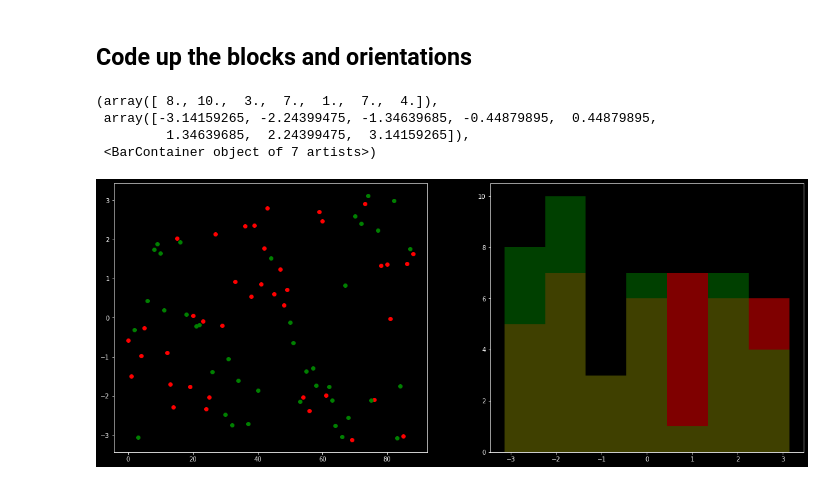
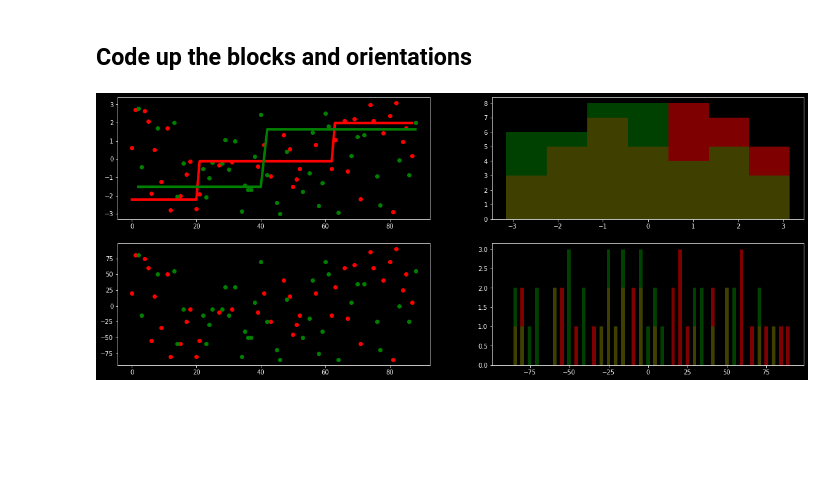
Before and after one commit to spinoza-centre/expectation_orientation, a Jupyter notebook: exp_designs/exp_design.ipynb, the cells around one changed output. Saved outputs shown, nothing was run; the diff lists cells and outputs as text; code cells hidden in the pictures; blank space fills up the shorter version.

```diff
--- a/exp_designs/exp_design.ipynb
+++ b/exp_designs/exp_design.ipynb
@@ -75,9 +100,9 @@ red_means = np.random.permutation(np.fmod(np.random.rand() + np.linspace(0, 1, r
 green_means = np.random.permutation(np.fmod(np.random.rand() + np.linspace(0, 1, green_n_blocks, endpoint=False), 1) * np.pi * 2 -np.pi)
 
 # these values are calculated later on, but it's handy to hardcode them here.
-# values below are for an overlap of 2.2 (for an x array of 1000 values, see below)
+# values below are for an overlap of 2.2 (for an x array of 10000 values, see below)
 blocks_optimal_kappas = [[2,3,4,5,6,7,8,9,10],
-                        [0.53484535,  0.75227456,  1.71685942,  3.65647883,  6.15586787, 9.36421705, 13.29301894, 17.93716296, 23.43526506]]
+                        [0.535578,  0.752727,  1.718991,  3.661899, 6.167782, 9.352917, 13.278907, 17.979412, 23.484812]]
 # %%
 f, axs = plt.subplots(1,2,figsize=(20,8))
 axs[0].set_ylim([0,1])
@@ -136,7 +161,10 @@ best_kappa_df
 # %%
 def test_run_orientations(total_n_trials=90,
                         n_empty_trials=10,
-                        empty_trial_slack=2):
+                        min_n_blocks=2,
+                        max_n_blocks=6,
+                        empty_trial_slack=2,
+                        block_duration_slack=10):
     """
     Returns a list of trial orientations, one for each trial.
     """
@@ -145,53 +173,60 @@ def test_run_orientations(total_n_trials=90,
     empty_trials += np.random.randint(-empty_trial_slack,empty_trial_slack+1,size=len(empty_trials))
 
     n_trials_each_color = (total_n_trials - n_empty_trials)//2
-    red_n_blocks, green_n_blocks = np.random.randint(3,6,2)
+    red_n_blocks, green_n_blocks = np.random.randint(min_n_blocks,max_n_blocks,2)
     color_trial_dict = {}
     for i, color in enumerate(['red', 'green']):
         n_blocks = [red_n_blocks, green_n_blocks][i]
         n_trials_per_block = n_trials_each_color / n_blocks
         color_trials = np.cumsum(np.ones(n_blocks)*n_trials_per_block).astype(int)
-        color_trials += np.random.randint(-2,3,size=len(color_trials))
+        color_trials += np.random.randint(-(block_duration_slack//n_trials_per_block),(block_duration_slack//n_trials_per_block)+1,size=len(color_trials))
         color_trials = np.r_[0,color_trials]
         color_trials[-1] = n_trials_each_color
         color_trial_indices = [np.arange(color_trials[j], color_trials[j+1]) for j in range(len(color_trials)-1)]
         block_means = np.random.permutation(np.fmod(np.random.rand() + np.linspace(0, 1, n_blocks, endpoint=False), 1) * np.pi * 2 -np.pi)
         block_kappas = np.ones(n_blocks) * blocks_optimal_kappas[1][blocks_optimal_kappas[0].index(n_blocks)]
-        orientations = [np.random.vonmises(mu=bm, kappa=bk, size=len(ind)) for bm, bk, ind in zip(block_means, block_kappas, color_trial_indices)]
+        radians = [np.random.vonmises(mu=bm, kappa=bk, size=len(ind)) for bm, bk, ind in zip(block_means, block_kappas, color_trial_indices)]
         df_data = np.zeros((n_trials_each_color, 4))
         for b in range(n_blocks):
             df_data[color_trial_indices[b], 0] = b+1
             df_data[color_trial_indices[b], 1] = block_means[b]
             df_data[color_trial_indices[b], 2] = block_kappas[b]
-        df_data[:,-1] = np.concatenate(orientations)
-        data_df = pd.DataFrame(df_data, columns=['block', 'block_mean', 'block_kappa', 'orientation'])
+        df_data[:,-1] = np.concatenate(radians)
+        data_df = pd.DataFrame(df_data, columns=['block', 'block_mean', 'block_kappa', 'radians'])
         data_df['color'] = color
-        color_trial_dict[color] = {'data_df': data_df, 'trials': color_trials, 'means':block_means, 'kappas':block_kappas, 'indices': color_trial_indices, 'orientations': orientations}
+        color_trial_dict[color] = {'data_df': data_df, 'trials': color_trials, 'means':block_means, 'kappas':block_kappas, 'indices': color_trial_indices, 'radians': radians}
 
     which_color_which_trial = np.random.permutation(np.r_[np.zeros(n_trials_each_color), np.ones(n_trials_each_color)]).astype(bool)
     all_color_df = pd.DataFrame(np.zeros((which_color_which_trial.shape[0], 5)),
-                        columns=['block', 'block_mean', 'block_kappa', 'orientation', 'color'])
+                        columns=['block', 'block_mean', 'block_kappa', 'radians', 'color'])
     all_color_df.iloc[which_color_which_trial] = color_trial_dict['red']['data_df']
     all_color_df.iloc[~which_color_which_trial] = color_trial_dict['green']['data_df']
 
     for et in empty_trials:
         all_color_df.loc[et-0.5] = [0, np.nan, np.nan, np.nan, 'empty']
     all_color_df = all_color_df.sort_index().reset_index(drop=True)
+    all_color_df['rounded_orientations_degrees'] = np.round(np.degrees(all_color_df['radians']) / 10) * 5
 
     return all_color_df
 # %%
 df = test_run_orientations()
 
-f, axs = plt.subplots(1,2,figsize=(20,8))
+def plot_test_run_orientations(df, fn='run_designs/test_orientations.pdf'):
+    f, axs = plt.subplots(2,2,figsize=(20,8))
 
-axs[0].plot(df.index[df['color']=='red'], df['orientation'][df['color']=='red'], 'ro')
-axs[0].plot(df.index[df['color']=='green'], df['orientation'][df['color']=='green'], 'go')
+    axs[0][0].plot(df.index[df['color']=='red'], df['radians'][df['color']=='red'], 'ro')
+    axs[0][0].plot(df.index[df['color']=='green'], df['radians'][df['color']=='green'], 'go')
+    axs[0][0].plot(df.index[df['color']=='red'], df['block_mean'][df['color']=='red'], 'r-', lw=4)
+    axs[0][0].plot(df.index[df['color']=='green'], df['block_mean'][df['color']=='green'], 'g-', lw=4)
+    axs[0][1].hist(df['radians'][df['color']=='red'], bins=np.linspace(-np.pi, np.pi, 8), color='r', alpha=0.5)
+    axs[0][1].hist(df['radians'][df['color']=='green'], bins=np.linspace(-np.pi, np.pi, 8), color='g', alpha=0.5)
 
-axs[1].hist(df['orientation'][df['color']=='red'], bins=np.linspace(-np.pi, np.pi, 8), color='r', alpha=0.5)
-axs[1].hist(df['orientation'][df['color']=='green'], bins=np.linspace(-np.pi, np.pi, 8), color='g', alpha=0.5)
+    axs[1][0].plot(df.index[df['color']=='red'], df['rounded_orientations_degrees'][df['color']=='red'], 'ro')
+    axs[1][0].plot(df.index[df['color']=='green'], df['rounded_orientations_degrees'][df['color']=='green'], 'go')
+    axs[1][1].hist(df['rounded_orientations_degrees'][df['color']=='red'], bins=np.linspace(-90, 90, 80), color='r', alpha=0.5)
+    axs[1][1].hist(df['rounded_orientations_degrees'][df['color']=='green'], bins=np.linspace(-90, 90, 80), color='g', alpha=0.5);
+    plt.savefig(fn)
+
+plot_test_run_orientations(df)
 # %% [output]
-(array([ 8., 10.,  3.,  7.,  1.,  7.,  4.]),
- array([-3.14159265, -2.24399475, -1.34639685, -0.44879895,  0.44879895,
-         1.34639685,  2.24399475,  3.14159265]),
- <BarContainer object of 7 artists>)
-[figure, old version]
+[figure, new version]
```
Also changed, not shown: parts of 6 cells of this notebook, 39 other files.
